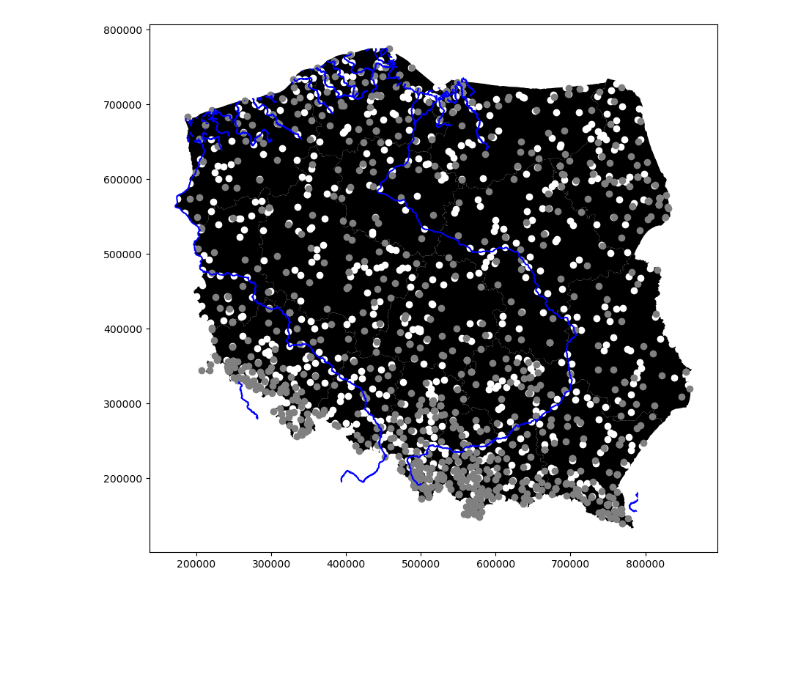
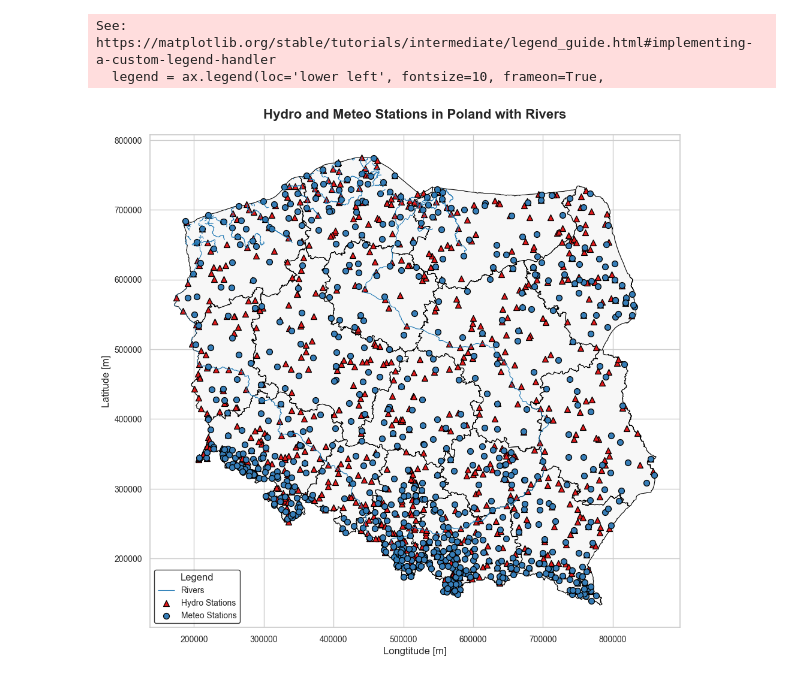
Before and after one commit to eo-agh/daes-project-2425-alt, a Jupyter notebook: notebooks/Maps.ipynb, the cells around one changed output. Saved outputs shown, nothing was run; the diff lists cells and outputs as text; code cells hidden in the pictures; blank space fills up the shorter version.

```diff
--- a/notebooks/Maps.ipynb
+++ b/notebooks/Maps.ipynb
@@ -14,12 +15,46 @@ gdf_h = get_hydro_metadata()
 gdf_m = get_meteo_metadata()
 woj = get_map_wojewodztwa()
 rzeki = get_map_rzeki()
+# Clip rivers to voivodeship boundary
+rzeki = gpd.clip(rzeki, woj)
 # %%
-fig, ax = plt.subplots(1,1,figsize=(10,10))
-woj.plot(ax=ax,color="black")
-rzeki.plot(ax=ax,color="blue")
-gdf_h.plot(ax=ax,color="white")
-gdf_m.plot(ax=ax,color="gray")
+# Apply seaborn theme
+sns.set_theme(style="whitegrid")
+
+# Create figure and axis
+fig, ax = plt.subplots(1, 1, figsize=(10, 10))
+
+# Plot voivodeships
+woj.plot(ax=ax, color="#f7f7f7", edgecolor="black", linewidth=0.8, label='Voivodeships')
+
+# Plot rivers
+rzeki.plot(ax=ax, color="#1f78b4", linewidth=0.8, label='Rivers')
+
+# Plot hydro stations (triangles)
+gdf_h.plot(ax=ax, color="#e41a1c", edgecolor="black", marker='^', markersize=50, label='Hydro Stations')
+
+# Plot meteo stations (circles)
+gdf_m.plot(ax=ax, color="#377eb8", edgecolor="black", marker='o', markersize=50, label='Meteo Stations')
+
+# Title
+ax.set_title("Hydro and Meteo Stations in Poland with Rivers", fontsize=16, fontweight='bold', pad=20)
+
+# Axis labels with units
+ax.set_xlabel("Longtitude [m]", fontsize=12)
+ax.set_ylabel("Latitude [m]", fontsize=12)
+
+# Customize ticks for readability
+ax.tick_params(labelsize=10)
+
+# Add legend
+legend = ax.legend(loc='lower left', fontsize=10, frameon=True,
+                   facecolor='white', edgecolor='black',
+                   title='Legend', title_fontsize=12)
+
+# Improve layout
+plt.tight_layout()
 plt.show()
 # %% [output]
+See: https://matplotlib.org/stable/tutorials/intermediate/legend_guide.html#implementing-a-custom-legend-handler
+  legend = ax.legend(loc='lower left', fontsize=10, frameon=True,
-[figure, old version]
+[figure, new version]
```
Also changed, not shown: parts of 7 cells of this notebook, 3 other files.
